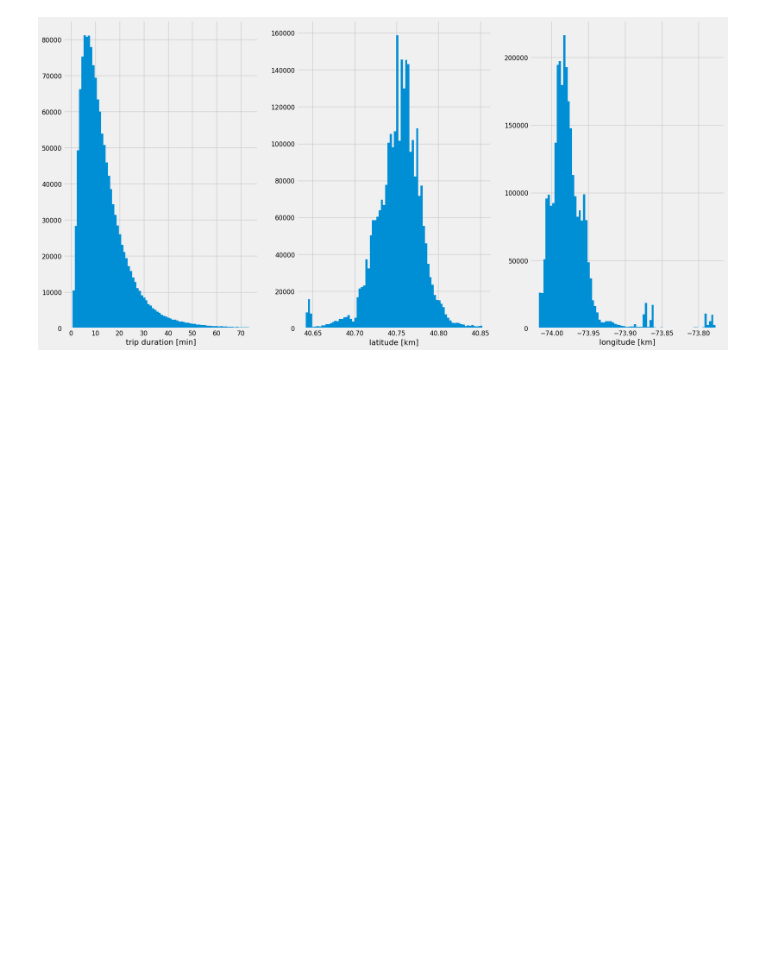
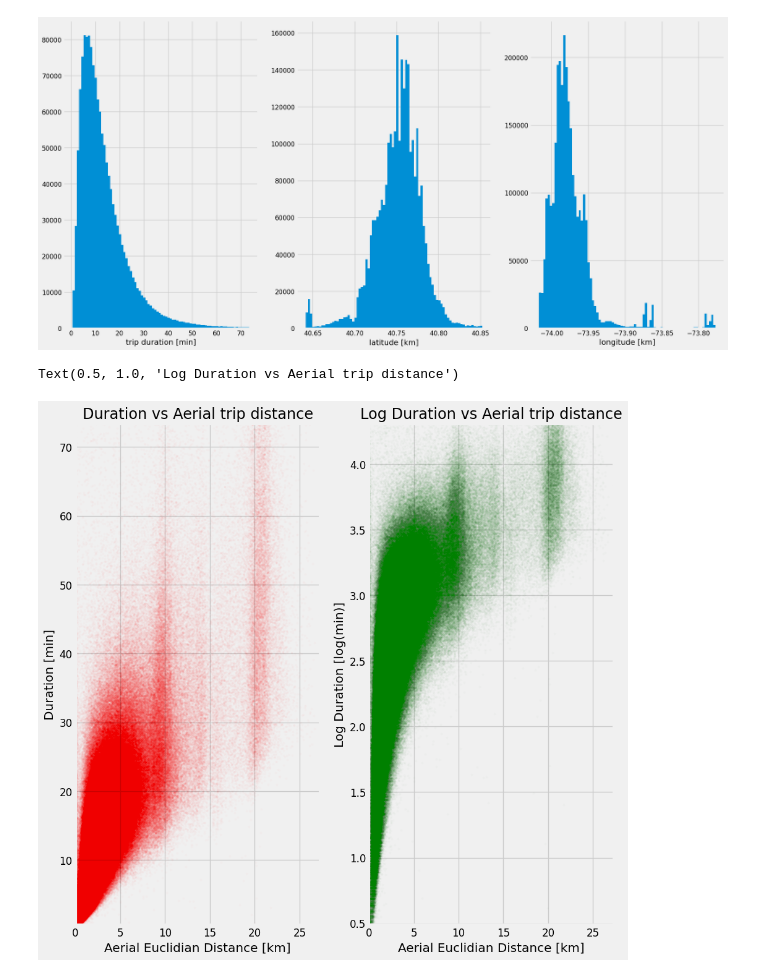
Before and after one commit to zxcvbbvvf/Kaggle-Competitions, a Jupyter notebook: New York City Taxi Trip Duration/Taxi Trip Duration Work.ipynb, the cells around one changed output. Cells and saved outputs as stored; diff of their text form; code cells hidden in the pictures; blank space fills up the shorter version.

Commit message:
scatter plot

```diff
--- a/New York City Taxi Trip Duration/Taxi Trip Duration Work.ipynb
+++ b/New York City Taxi Trip Duration/Taxi Trip Duration Work.ipynb
@@ -76,3 +76,26 @@ ax[2].set_xlabel('longitude [km]')
 # %% [output]
 Text(0.5, 0, 'longitude [km]')
 [figure]
+# %%
+# scatter plot of trip duration vs aerial distance between pickup and dropoff
+train['log duration'] = np.log1p(train['duration [min]'])
+train['euclidian distance'] = np.sqrt((train['src lat [km]'] - train['dst lat [km]'])**2 +
+                                          (train['src long [km]'] - train['dst long [km]'])**2)
+
+fig, ax = plt.subplots(1, 2, figsize=(10,10))
+ax[0].scatter(train['euclidian distance'], train['duration [min]'], c='r', s=5, alpha=0.01)
+ax[0].set_xlabel('Aerial Euclidian Distance [km]')
+ax[0].set_ylabel('Duration [min]')
+ax[0].set_xlim(train['euclidian distance'].min(), train['euclidian distance'].max())
+ax[0].set_ylim(train['duration [min]'].min(), train['duration [min]'].max())
+ax[0].set_title('Duration vs Aerial trip distance')
+
+ax[1].scatter(train['euclidian distance'], train['log duration'], c='g', s=5, alpha=0.01)
+ax[1].set_xlabel('Aerial Euclidian Distance [km]')
+ax[1].set_ylabel('Log Duration [log(min)]')
+ax[1].set_xlim(train['euclidian distance'].min(), train['euclidian distance'].max())
+ax[1].set_ylim(train['log duration'].min(), train['log duration'].max())
+ax[1].set_title('Log Duration vs Aerial trip distance')
+# %% [output]
+Text(0.5, 1.0, 'Log Duration vs Aerial trip distance')
+[figure, added]
```
Also changed, not shown: parts of 1 cell of this notebook.
